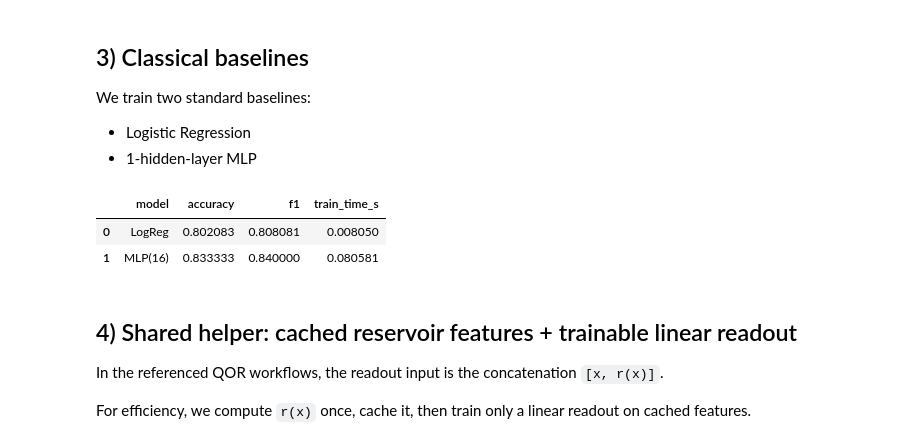
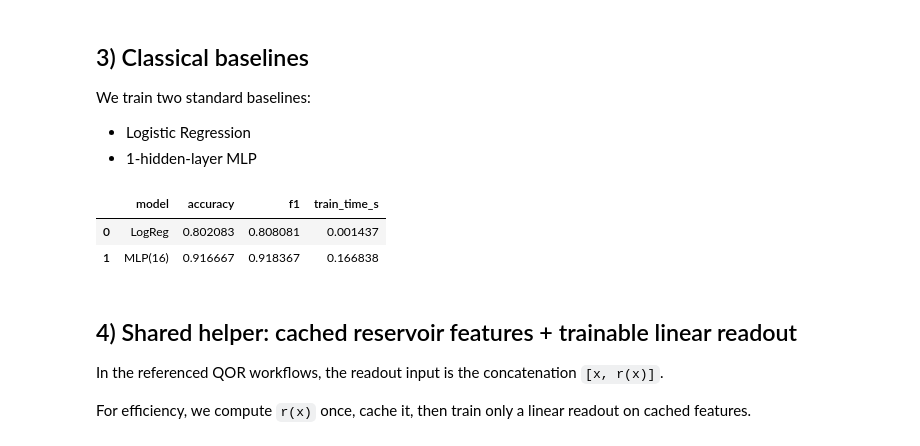
Before and after one commit to Tancredoss/merlin, a Jupyter notebook: docs/source/notebooks/QORC-basics.ipynb, the cells around one changed output. Cells and saved outputs as stored; diff of their text form; code cells hidden in the pictures.

```diff
--- a/docs/source/notebooks/QORC-basics.ipynb
+++ b/docs/source/notebooks/QORC-basics.ipynb
@@ -123,33 +123,33 @@ We train two standard baselines:
 # %%
 def run_classical_baselines(X_train, y_train, X_test, y_test):
     results = []
 
     baselines = {
         'LogReg': LogisticRegression(max_iter=1000, random_state=SEED),
-        'MLP(16)': MLPClassifier(hidden_layer_sizes=(16,), max_iter=300, random_state=SEED),
+        'MLP(16)': MLPClassifier(hidden_layer_sizes=(16,), max_iter=1200, random_state=SEED),
     }
 
     for name, model in baselines.items():
         t0 = time.perf_counter()
         model.fit(X_train, y_train)
         dt = time.perf_counter() - t0
 
         y_pred = model.predict(X_test)
         results.append({
             'model': name,
             'accuracy': accuracy_score(y_test, y_pred),
             'f1': f1_score(y_test, y_pred),
             'train_time_s': dt,
         })
 
     return results
 
 classical_results = run_classical_baselines(X_train, y_train, X_test, y_test)
 pd.DataFrame(classical_results)
 # %% [output]
 |  | model | accuracy | f1 | train_time_s |
-| 0 | LogReg | 0.802083 | 0.808081 | 0.008050 |
-| 1 | MLP(16) | 0.833333 | 0.840000 | 0.080581 |
+| 0 | LogReg | 0.802083 | 0.808081 | 0.001437 |
+| 1 | MLP(16) | 0.916667 | 0.918367 | 0.166838 |
 # %% [markdown]
 ## 4) Shared helper: cached reservoir features + trainable linear readout
 
```
Also changed, not shown: parts of 3 cells of this notebook.
